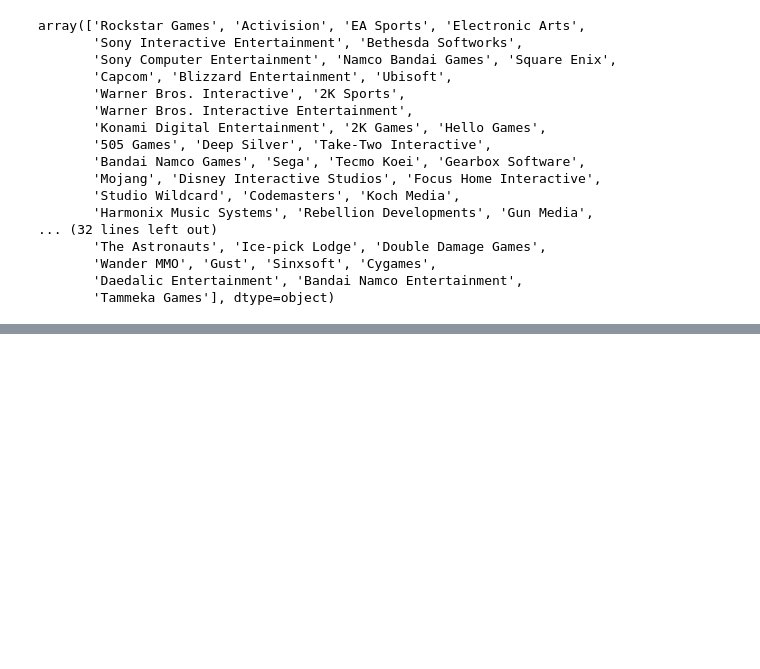
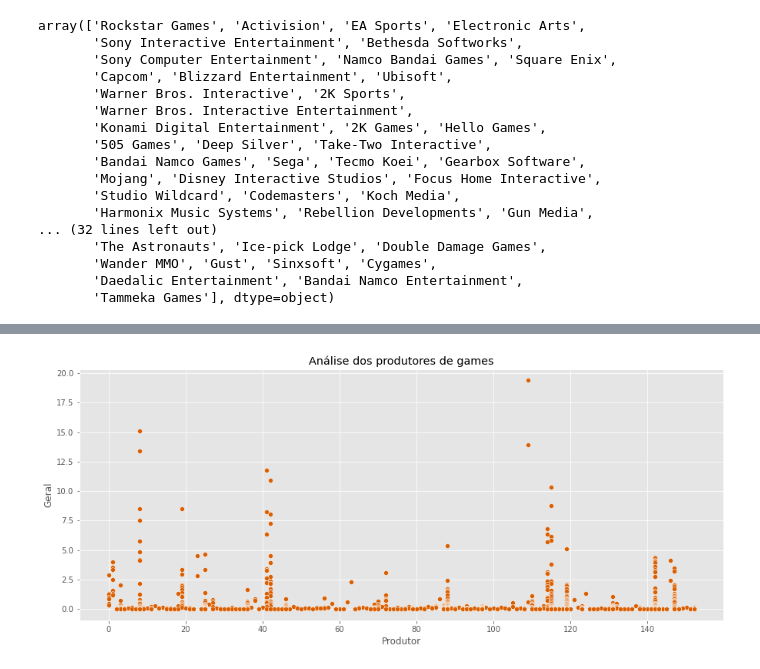
Before and after one commit to isaacuchoa/game_sales, a Jupyter notebook: games.ipynb, the cells around one changed output, grey strips where cells are left out. Cells and saved outputs as stored; diff of their text form; code cells hidden in the pictures; blank space fills up the shorter version.

Commit message:
paleta de cores do seaborn e gráfico scatterplot

```diff
--- a/games.ipynb
+++ b/games.ipynb
@@ -287,3 +287,9 @@ dados.head()
 | 2 | Red Dead Redemption 2 | 2018.0 | Action-Adventure | Rockstar Games | 5.26 | 6.21 | 0.21 | 2.26 | 13.94 | ... |
 | 3 | Call of Duty: WWII | 2017.0 | Shooter | Activision | 4.67 | 6.21 | 0.40 | 2.12 | 13.40 | ... |
 | 4 | FIFA 18 | 2017.0 | Sports | EA Sports | 1.27 | 8.64 | 0.15 | 1.73 | 11.80 | ... |
+# %%
+# paleta de cores do seaborn
+
+paleta = sns.color_palette('Dark2', 15)
+
+paleta
@@ -289,0 +312,6 @@ dados.head()
+# %%
+plt.figure(figsize=(15,6))
+plt.title('Análise dos produtores de games')
+sns.scatterplot(data=dados, x = 'Produtor', y='Geral', color=paleta[1]);
+# %% [output]
+[figure, added]
```
Also changed, not shown: parts of 1 cell of this notebook.
